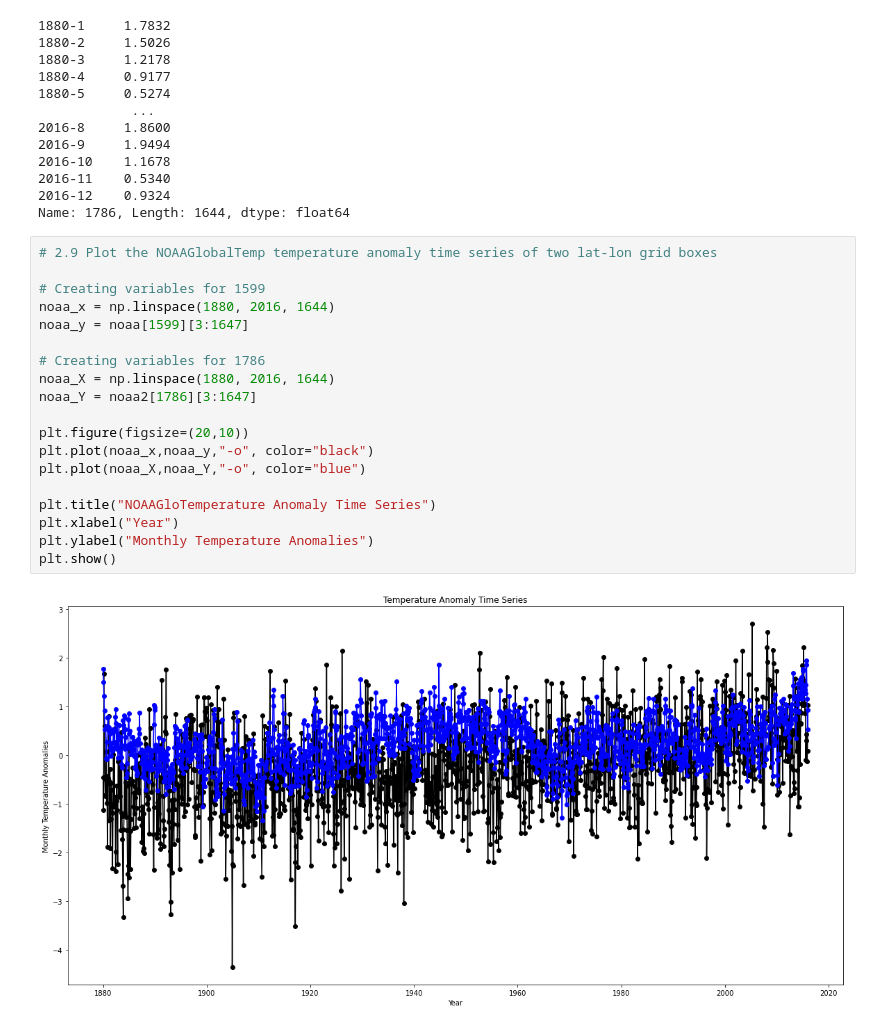
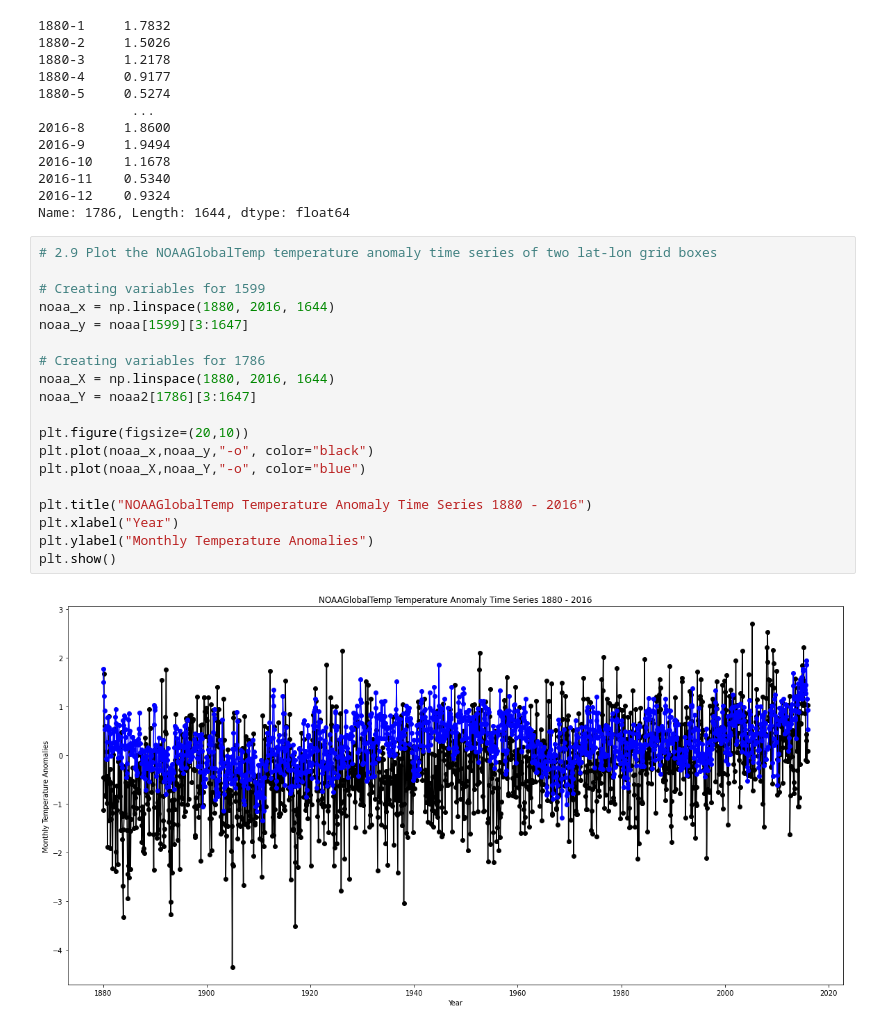
Before and after one commit to jordan-gilmartin/cuyamaca-climatology-analysis, a Jupyter notebook: cuyamaca-climatology-analysis.ipynb, the cells around one changed output. Saved outputs shown, nothing was run; the diff lists cells and outputs as text.

```diff
--- a/cuyamaca-climatology-analysis.ipynb
+++ b/cuyamaca-climatology-analysis.ipynb
@@ -629,21 +631,21 @@ Name: 1786, Length: 1644, dtype: float64
 # %%
 # 2.9 Plot the NOAAGlobalTemp temperature anomaly time series of two lat-lon grid boxes
 
 # Creating variables for 1599
 noaa_x = np.linspace(1880, 2016, 1644)
 noaa_y = noaa[1599][3:1647]
 
 # Creating variables for 1786
 noaa_X = np.linspace(1880, 2016, 1644)
 noaa_Y = noaa2[1786][3:1647]
 
 plt.figure(figsize=(20,10))
 plt.plot(noaa_x,noaa_y,"-o", color="black")
 plt.plot(noaa_X,noaa_Y,"-o", color="blue")
 
-plt.title("NOAAGloTemperature Anomaly Time Series")
+plt.title("NOAAGlobalTemp Temperature Anomaly Time Series 1880 - 2016")
 plt.xlabel("Year")
 plt.ylabel("Monthly Temperature Anomalies")
 plt.show()
 # %% [output]
-[figure, old version]
+[figure, new version]
```
Also changed, not shown: parts of 30 cells of this notebook.
